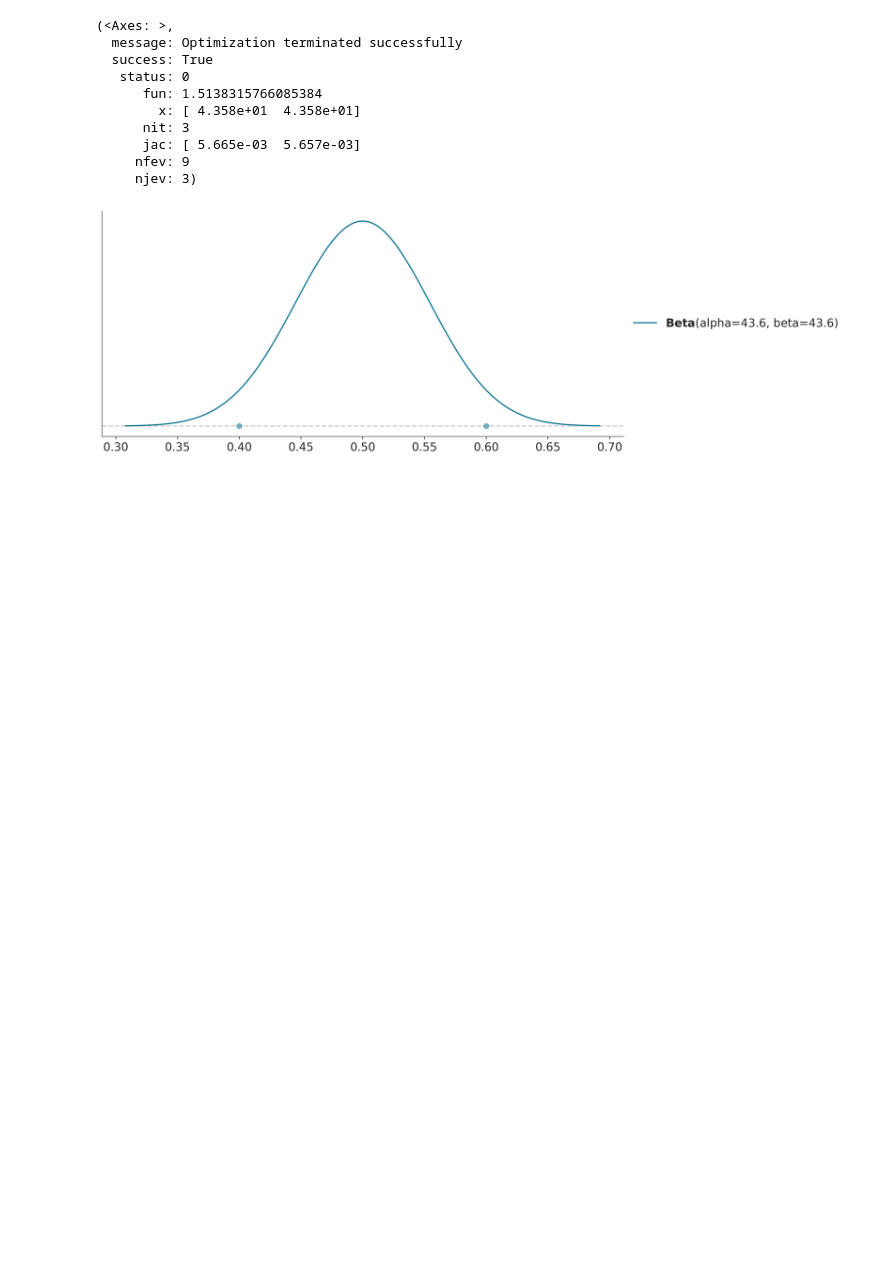
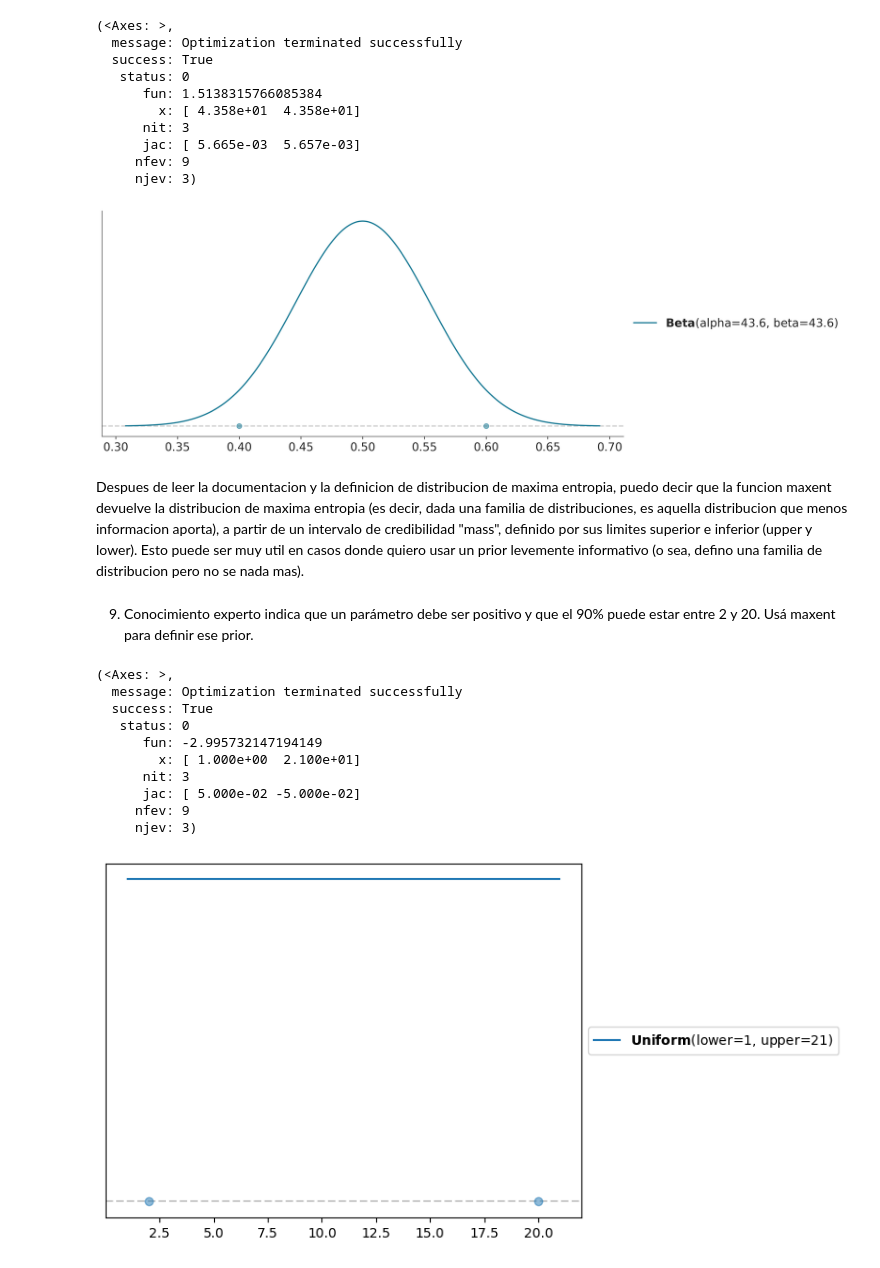
Before and after one commit to ulrich-marcelo/estadistica_e_inferencia_II, a Jupyter notebook: 01_Inferencia_Bayesiana.ipynb, the cells around one changed output. Saved outputs shown, nothing was run; the diff lists cells and outputs as text; code cells hidden in the pictures; blank space fills up the shorter version.

```diff
--- a/01_Inferencia_Bayesiana.ipynb
+++ b/01_Inferencia_Bayesiana.ipynb
@@ -548,3 +553,22 @@ pz.maxent(pz.Beta(),0.4,0.6)
      nfev: 9
      njev: 3)
 [figure]
+# %% [markdown]
+Despues de leer la documentacion y la definicion de distribucion de maxima entropia, puedo decir que la funcion maxent devuelve la distribucion de maxima entropia (es decir, dada una familia de distribuciones, es aquella distribucion que menos informacion aporta), a partir de un intervalo de credibilidad "mass", definido por sus limites superior e inferior (upper y lower). Esto puede ser muy util en casos donde quiero usar un prior levemente informativo (o sea, defino una familia de distribucion pero no se nada mas).
+# %% [markdown]
+9. Conocimiento experto indica que un parámetro debe ser positivo y que el 90% puede estar entre 2 y 20. Usá maxent para definir ese prior.
+# %%
+#Ejemplo: no sabia cual usar, use la Uniforme
+pz.maxent(pz.Uniform(),2,20,mass=0.9)
+# %% [output]
+(<Axes: >,
+  message: Optimization terminated successfully
+  success: True
+   status: 0
+      fun: -2.995732147194149
+        x: [ 1.000e+00  2.100e+01]
+      nit: 3
+      jac: [ 5.000e-02 -5.000e-02]
+     nfev: 9
+     njev: 3)
+[figure, added]
```
Also changed, not shown: parts of 12 cells of this notebook.
